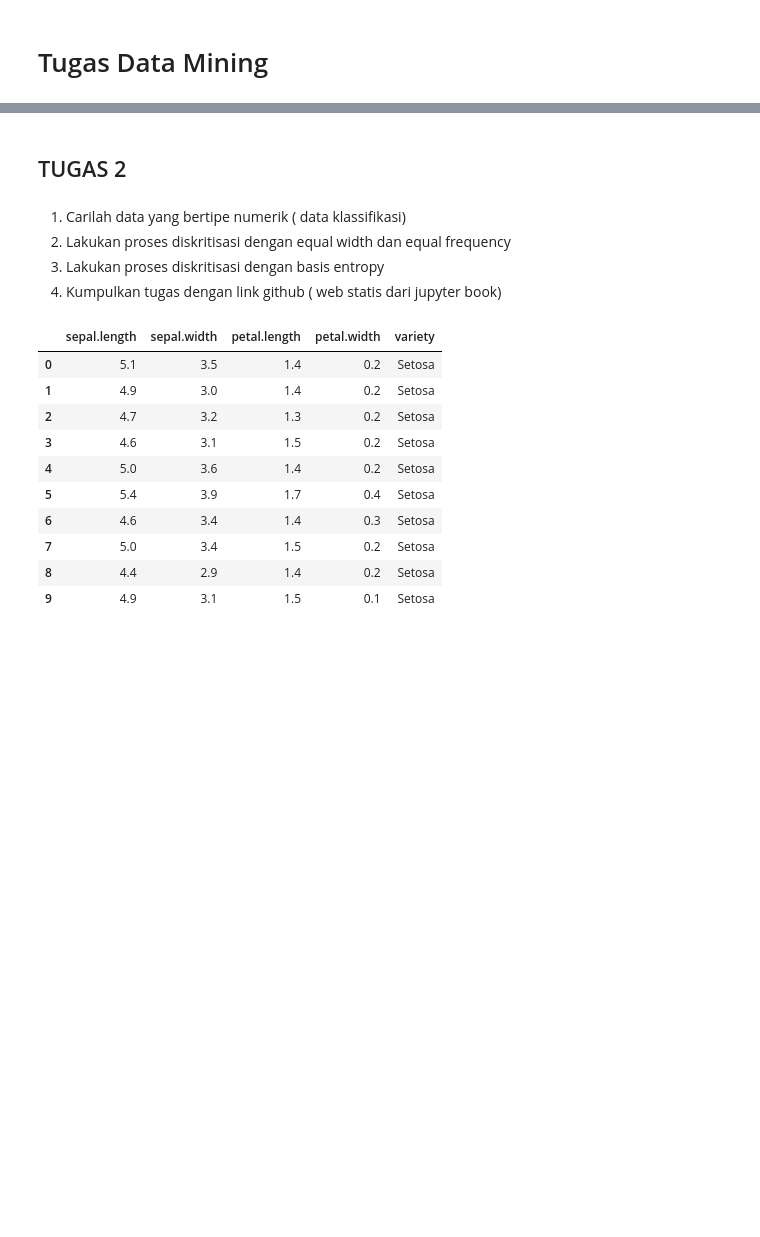
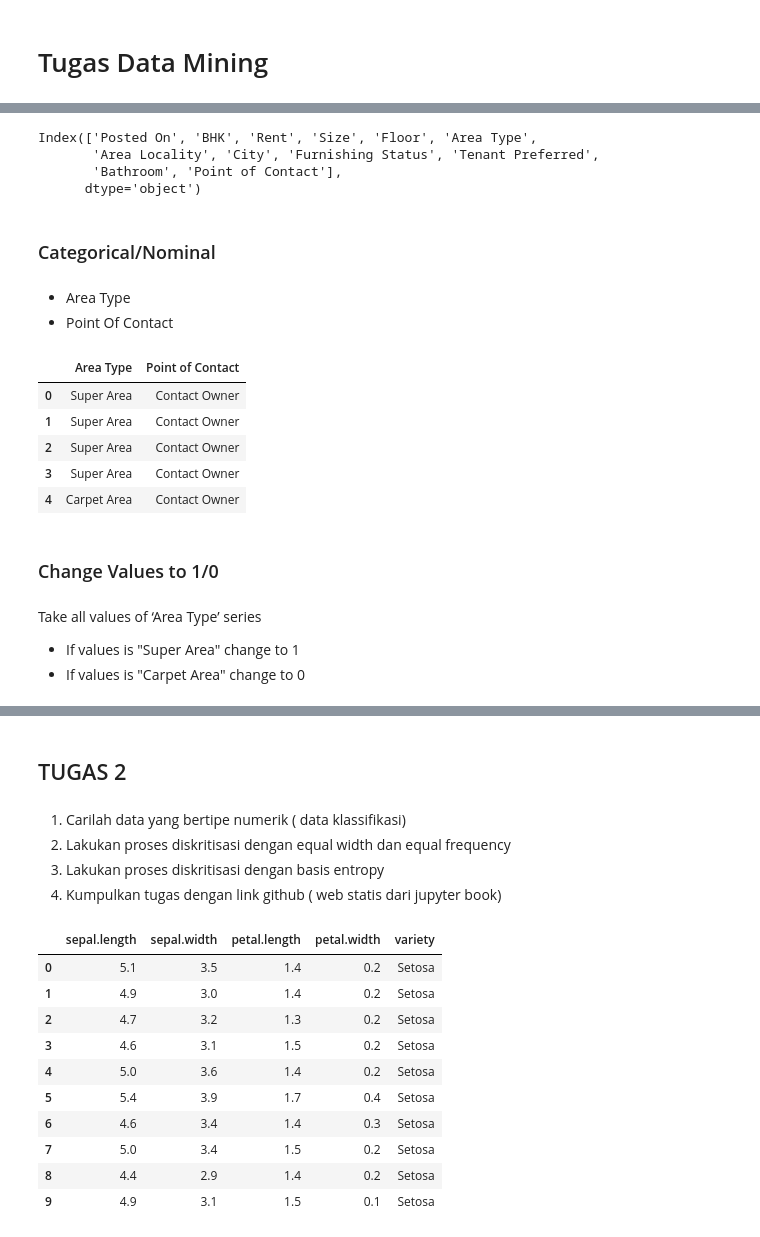
Before and after one commit to triasmidwi/Data-Mining, a Jupyter notebook: _sources/notebooks.ipynb, the cells around one changed output, grey strips where cells are left out. Saved outputs shown, nothing was run; the diff lists cells and outputs as text; code cells hidden in the pictures; blank space fills up the shorter version.

```diff
--- a/_sources/notebooks.ipynb
+++ b/_sources/notebooks.ipynb
@@ -31,0 +37,29 @@ with your book. For more information about this, see [the Jupyter Book documenta
+# %%
+# Show all columns from dataframe
+dataset.columns
+# %% [output]
+Index(['Posted On', 'BHK', 'Rent', 'Size', 'Floor', 'Area Type',
+       'Area Locality', 'City', 'Furnishing Status', 'Tenant Preferred',
+       'Bathroom', 'Point of Contact'],
+      dtype='object')
+# %% [markdown]
+### Categorical/Nominal
+# %% [markdown]
+*   Area Type
+*   Point Of Contact
+# %%
+dataset[["Area Type", "Point of Contact"]].head(5)
+# %% [output]
+|  | Area Type | Point of Contact |
+| 0 | Super Area | Contact Owner |
+| 1 | Super Area | Contact Owner |
+| 2 | Super Area | Contact Owner |
+| 3 | Super Area | Contact Owner |
+| 4 | Carpet Area | Contact Owner |
+# %% [markdown]
+### Change Values to 1/0
+# %% [markdown]
+Take all values of ‘Area Type’ series
+
+*   If values is "Super Area" change to 1
+*   If values is "Carpet Area" change to 0
```
Also changed, not shown: parts of 39 cells of this notebook, 8 other files.
